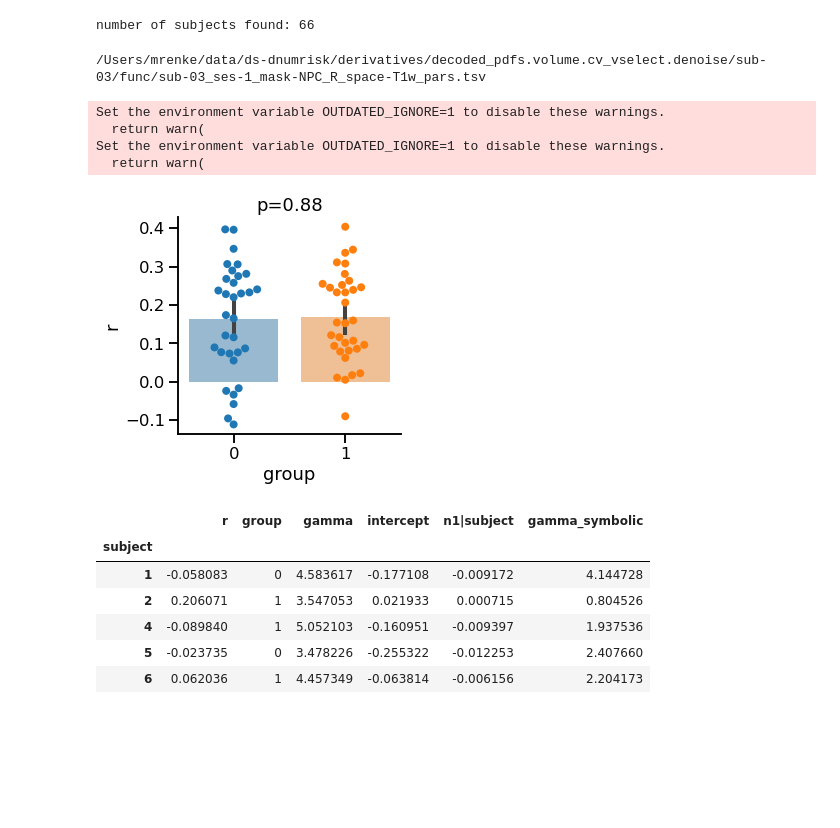
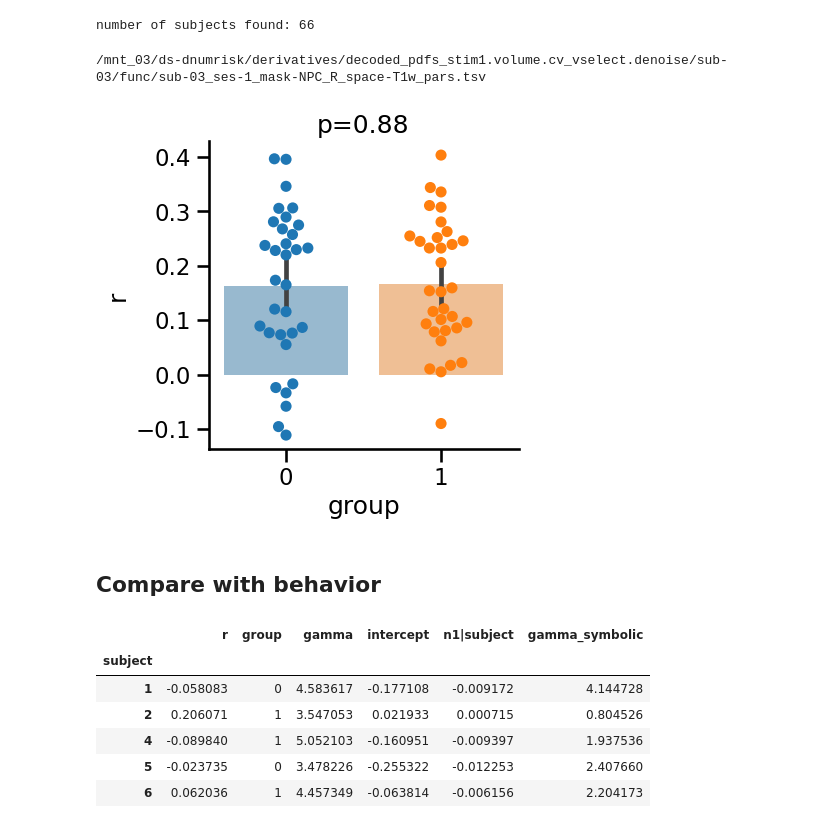
Before and after one commit to mrenke/numrisk, a Jupyter notebook: numrisk/neural_general/decodingNPRFsResults_defaultAna.ipynb, the cells around one changed output. Drawn from its saved outputs; the diff is of its cells as text; code cells hidden in the pictures; blank space fills up the shorter version.

Commit message:
decode-2D & surface stuff & code-orga

```diff
--- a/numrisk/neural_general/ana_default-decoding-results.ipynb
+++ b/numrisk/neural_general/decodingNPRFsResults_defaultAna.ipynb
@@ -7,14 +13,13 @@ import pandas as pd
 import matplotlib.pyplot as plt
 import seaborn as sns
 
-bids_folder = '/Users/mrenke/data/ds-dnumrisk'
+bids_folder = '/mnt_03/ds-dnumrisk' #'/Users/mrenke/data/ds-dnumrisk'
 subjects = [int(f[4:]) for f in os.listdir(bids_folder) if f[0:3] == 'sub' and len(f) == 6]
-
-#target_folder = op.join(bids_folder, 'derivatives', 'cogmodels_risk')
+target_folder = '/Users/mrenke/data/ds-dnumrisk/derivatives/phenotype'
 # %%
-from numrisk.utils.data import get_data_majduge
+from numrisk.utils.data import get_data_magjduge
 
-df = get_data_majduge()
+df = get_data_magjduge(bids_folder=bids_folder)
 # %% [output]
 number of subjects found: 66
 # %%
@@ -26,28 +31,25 @@ for sub in subjects:
 
 pred = pd.concat(pred).join(df, how='inner')
 # %% [output]
-/Users/mrenke/data/ds-dnumrisk/derivatives/decoded_pdfs.volume.cv_vselect.denoise/sub-03/func/sub-03_ses-1_mask-NPC_R_space-T1w_pars.tsv
+/mnt_03/ds-dnumrisk/derivatives/decoded_pdfs_stim1.volume.cv_vselect.denoise/sub-03/func/sub-03_ses-1_mask-NPC_R_space-T1w_pars.tsv
 # %%
 import pingouin as pg
 
 r = pred.groupby(['subject', 'group']).apply(lambda d: pg.corr(d['E'], d['log(n1)']))
+# save
+# r.reset_index(['group', None])[['r']].to_csv(op.join(target_folder,'decoding_r.csv'))
-# %% [output]
-Set the environment variable OUTDATED_IGNORE=1 to disable these warnings.
-  return warn(
-Set the environment variable OUTDATED_IGNORE=1 to disable these warnings.
-  return warn(
 # %%
-temp = r.groupby(['subject','group']).mean()
+temp = r#.groupby(['subject','group']).mean()
 sns.set_context('talk')
 
 y_var = 'r'
 an = pg.anova(data=temp.reset_index(), dv=y_var, between='group')
 p_val = np.round(an['p-unc'][0],3)
 
 fig, ax = plt.subplots(figsize=(4,4))
-sns.barplot(ax=ax,data=temp.reset_index(), x='group', y=y_var, alpha=0.5)
+sns.barplot(ax=ax,data=temp.reset_index(), x='group', y=y_var,  hue='group', alpha=0.5,legend=False)
 sns.swarmplot(ax=ax, data=temp.reset_index(), x='group', y=y_var,  hue='group',size=8,legend=False)
 ax.set(title=f'p={p_val}') # ylim=(0.5,1),
 sns.despine()
 # %% [output]
-[figure, old version]
+[figure, new version]
@@ -58,3 +56,5 @@ r.reset_index(['group', None])[['r']].to_csv(op.join(target_folder,'decoding_r.c
+# %% [markdown]
+## Compare with behavior
 # %%
 source_folder = '/Users/mrenke/data/ds-dnumrisk/derivatives/phenotype'
 
```
Also changed, not shown: parts of 2 cells of this notebook, 8 other files.
